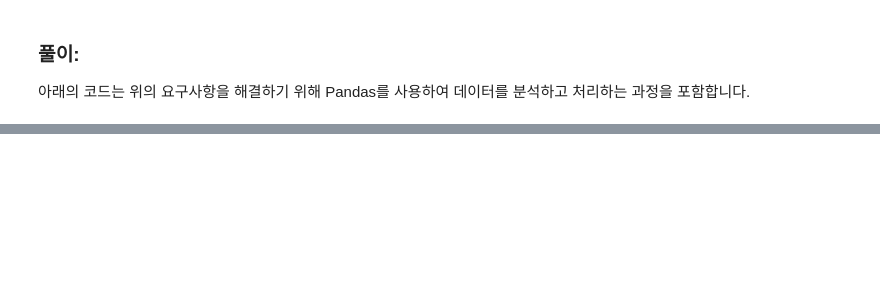
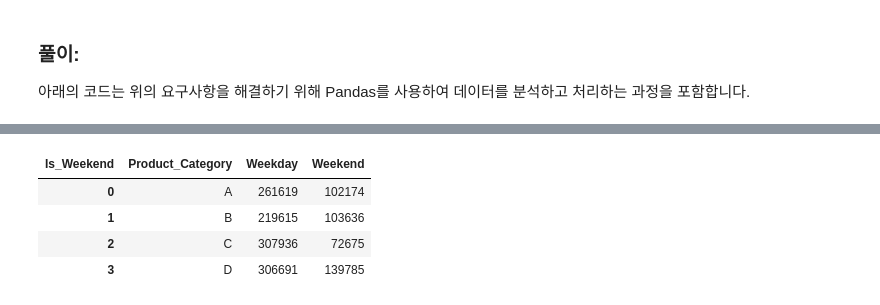
Before and after one commit to ToleranceKim/learning-data-science, a Jupyter notebook: ADP/전처리연습/판매 데이터 전처리.ipynb, the cells around one changed output, grey strips where cells are left out. Cells and saved outputs as stored; diff of their text form; code cells hidden in the pictures; blank space fills up the shorter version.

```diff
--- a/ADP/전처리연습/판매 데이터 전처리.ipynb
+++ b/ADP/전처리연습/판매 데이터 전처리.ipynb
@@ -31,0 +46,11 @@ category_sales
+# %%
+# 2. 날짜를 기준으로 주중/주말을 구분하고, 주중과 주말의 평균 매출 차이를 계산하세요.
+df['Date'] = pd.to_datetime(df['Date'])
+
+df['Weekday'] = df['Date'].dt.weekday
+df['Is_Weekend'] = np.where(df['Weekday'] >= 5, 'Weekend', 'Weekday')
+
+weekend_sales = df.groupby('Is_Weekend')['Sales'].mean()
+
+difference = weekend_sales['Weekend'] - weekend_sales['Weekday']
+difference
@@ -43,5 +77,12 @@ df[['Product_Category', 'Sales', 'Sales_Ratio']].head()
 # %%
-# 4. pivot_table을 사용한 주중/주말별 매출 합계
+# 4. pivot_table을 사용하여 각 상품 카테고리와 주중/주말별 매출 합계를 구하세요.
 pivot_table_sales = pd.pivot_table(df, values='Sales', index='Product_Category', columns='Is_Weekend', aggfunc='sum').reset_index()
+pivot_table_sales.columns.name = None  # MultiIndex 제거
 pivot_table_sales
+# %% [output]
+| Is_Weekend | Product_Category | Weekday | Weekend |
+| 0 | A | 261619 | 102174 |
+| 1 | B | 219615 | 103636 |
+| 2 | C | 307936 | 72675 |
+| 3 | D | 306691 | 139785 |
 # %%
```
Also changed, not shown: parts of 7 cells of this notebook, 12 other files.
